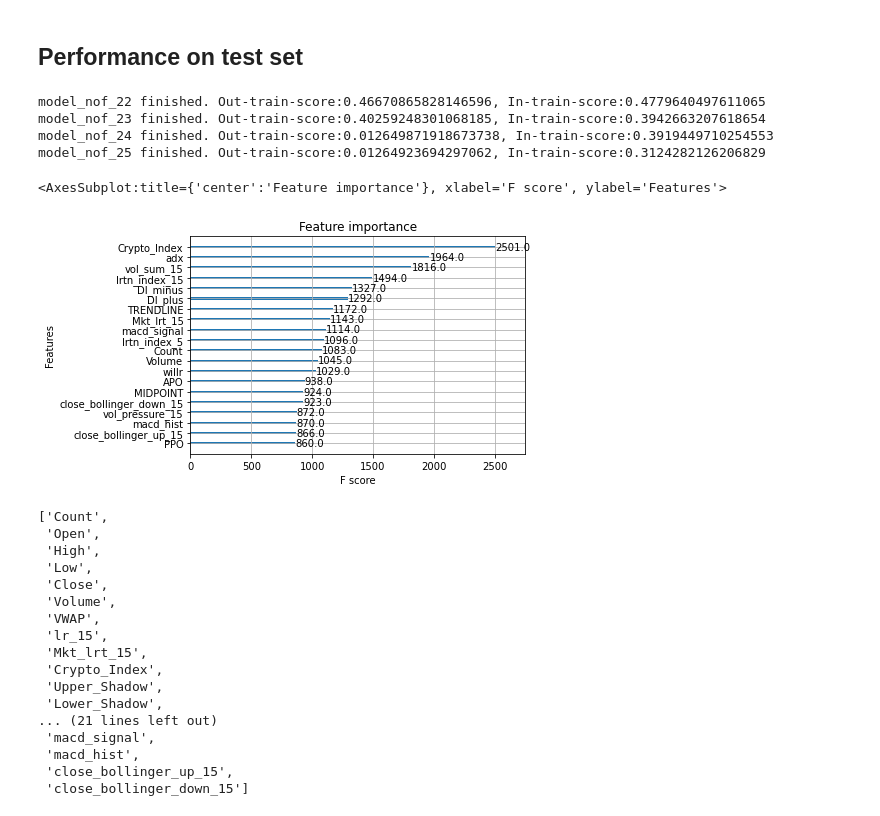
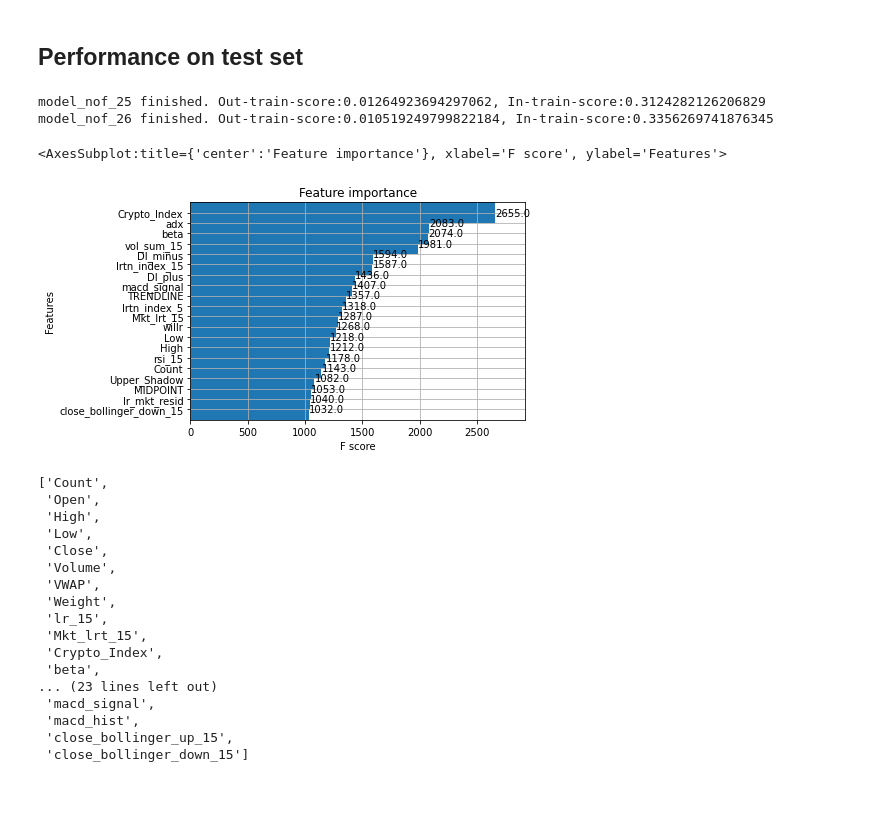
Before and after one commit to 123mitnik/Crypto_Forecasting_kaggle, a Jupyter notebook: crypto-xgb-cv.ipynb, the cells around one changed output. Saved outputs shown, nothing was run; the diff lists cells and outputs as text; code cells hidden in the pictures.

```diff
--- a/crypto-xgb-cv.ipynb
+++ b/crypto-xgb-cv.ipynb
@@ -30,0 +43,25 @@ df_train.head()
+# %%
+import talib as ta
+import numpy as np
+
+df_train.set_index(['timestamp','Asset_ID'],inplace=True)
+def beta(df, window=60):
+    b = (ta.MULT(df.Mkt_lrt_15,df.lr_15).rolling(window).mean())/(ta.MULT(df.Mkt_lrt_15,df.Mkt_lrt_15).rolling(window).mean())
+    return b
+
+def lr_mkt_resid(df):
+    return ta.SUB(df.lr_15, ta.MULT(df.beta, df.Mkt_lrt_15))
+
+##make beta
+ddd = df_train.groupby("Asset_ID").apply(lambda x: beta(x)).rename("beta").to_frame().reset_index(0,drop=True)
+ddd=ddd.replace([np.nan,np.inf,-np.inf], 0)
+df_train= df_train.merge(ddd, on =['Asset_ID','timestamp'],how='left')
+
+##make lr_mkt_resid
+df_train['lr_mkt_resid'] = lr_mkt_resid(df_train)
+
+del ddd
+gc.collect()
+
+df_train.reset_index(inplace=True)
+df_train.tail()
@@ -68,7 +162,7 @@ def make_testset(df_train, start,end):
         return df
     dd = dd.groupby('Asset_ID').apply(reindex).reset_index(0, drop=True).sort_index()
     ###add features
-    dd = dd.groupby('Asset_ID').apply(lambda x: get_features(x, lagfeatures=True))
+    dd = dd.groupby('Asset_ID').apply(lambda x: get_features(x))
     dd.dropna(axis = 0, inplace= True)
     return dd.reset_index()
 
@@ -119,7 +211,7 @@ from script.weighted_corr_metrics import weighted_correlation
 result = []
 result2 = []
 models = {}
-for version_num in sorted([int(s.split('_')[-1]) for s in os.listdir('./trainedXGB/') if 'model_nof' in s])[-4:]:
+for version_num in sorted([int(s.split('_')[-1]) for s in os.listdir('./trainedXGB/') if 'model_nof' in s])[-2:]:
     models[version_num] =model_reload_train(param_version= version_num)
     result_id=[]
     result_id2=[]
@@ -143,17 +235,15 @@ for version_num in sorted([int(s.split('_')[-1]) for s in os.listdir('./trainedX
     #print(f"features: {models[0].feature_names}")
     print(f'model_nof_{version_num} finished. Out-train-score:{score}, In-train-score:{score2}')
 # %% [output]
-model_nof_22 finished. Out-train-score:0.46670865828146596, In-train-score:0.4779640497611065
-model_nof_23 finished. Out-train-score:0.40259248301068185, In-train-score:0.3942663207618654
-model_nof_24 finished. Out-train-score:0.012649871918673738, In-train-score:0.3919449710254553
 model_nof_25 finished. Out-train-score:0.01264923694297062, In-train-score:0.3124282126206829
+model_nof_26 finished. Out-train-score:0.010519249799822184, In-train-score:0.3356269741876345
 # %%
-xgb.plot_importance(models[22][0], max_num_features=20)
+xgb.plot_importance(models[26][13], max_num_features=20, height=2)
 # %% [output]
 <AxesSubplot:title={'center':'Feature importance'}, xlabel='F score', ylabel='Features'>
-[figure, old version]
+[figure, new version]
 # %%
-models[23][0].feature_names
+models[26][5].feature_names
 # %% [output]
 ['Count',
  'Open',
@@ -162,12 +252,12 @@ models[23][0].feature_names
  'Close',
  'Volume',
  'VWAP',
+ 'Weight',
  'lr_15',
  'Mkt_lrt_15',
  'Crypto_Index',
- 'Upper_Shadow',
- 'Lower_Shadow',
-... (21 lines left out)
+ 'beta',
+... (23 lines left out)
  'macd_signal',
  'macd_hist',
  'close_bollinger_up_15',
```
Also changed, not shown: parts of 9 cells of this notebook, 3 other files.
